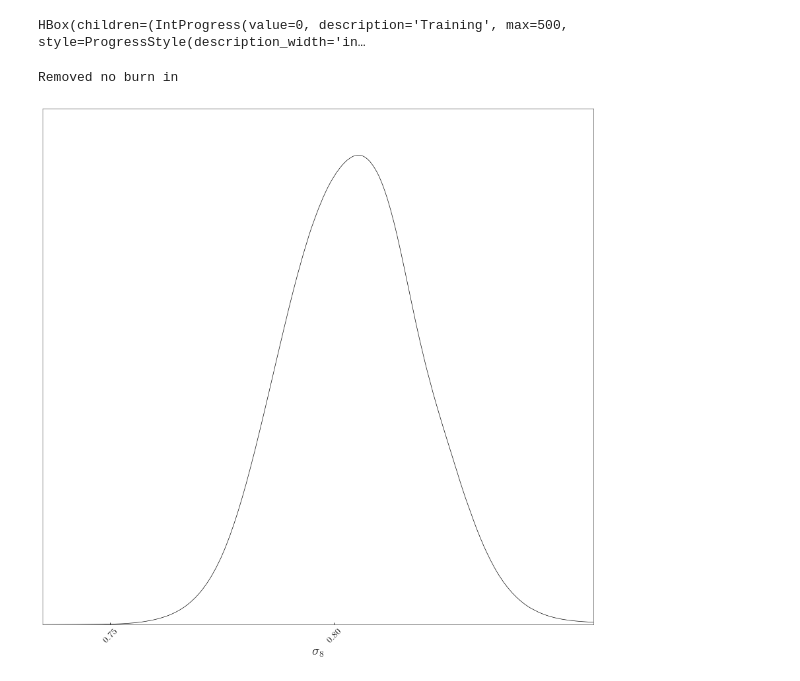
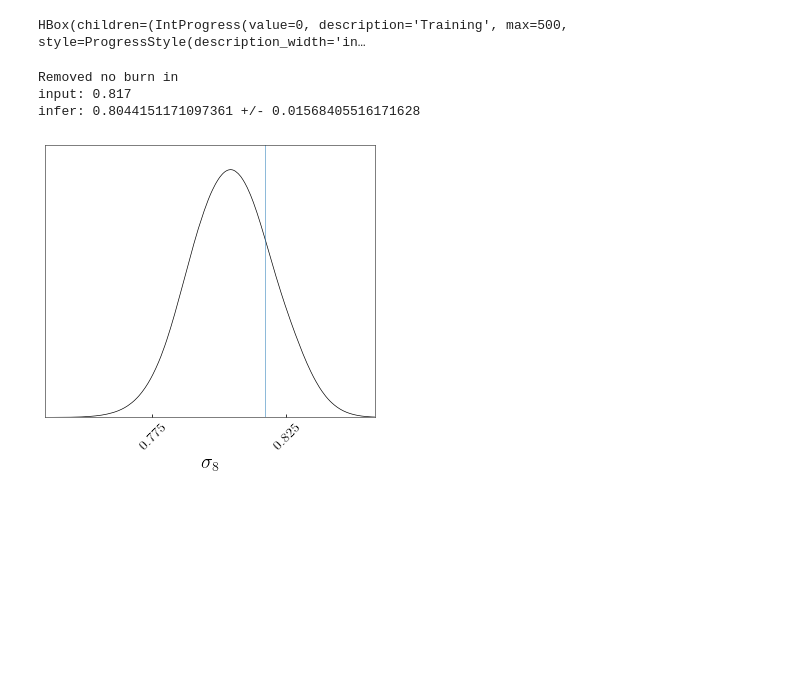
Before and after one commit to jasminelujia/pydelfi, a Jupyter notebook: tsz_pdf_prerun_sims.ipynb, the cells around one changed output. Drawn from its saved outputs; the diff is of its cells as text; code cells hidden in the pictures; blank space fills up the shorter version.

```diff
--- a/tsz_pdf_prerun_sims.ipynb
+++ b/tsz_pdf_prerun_sims.ipynb
@@ -76,7 +95,7 @@ temp_bin_edges = np.arange(temp_min, temp_max, temp_step)
 temp_bins = np.arange(temp_min + temp_step / 2.0, temp_max - temp_step / 2.0, temp_step)
 # %%
 # Basic pre-processing of data if needed; if not, read numerical and analytic inputs
-compile_pdfs = True
+compile_pdfs = False
 if compile_pdfs:
 
     # Read in raw histograms, cut un-needed bins and renormalize to sum to 1
@@ -142,15 +161,18 @@ sig_8_fid = sig_8_grid[i_fid]
 pdf_fid = np.mean(pdfs[i_fid, :, :], axis=0)
 pdf_fid_err = np.std(pdfs[i_fid, :, :], axis=0)
 dpdpar = dp_dpar(sig_8_grid, pdfs, i_fid, delta_i)
-f_mat = fisher_matrix(n_pix, pdf_fid, dpdpar)
+f_mat = fisher_matrix(n_pix, pdf_fid, dpdpar[:, None])
 f_mat_inv = 1.0 / f_mat
 
 # Using analytic results
 pdf_fid_ana = pdfs_ana[inds_fid[0], inds_fid[1], inds_fid[2], inds_fid[3]]
-dpdpar_ana = dp_dpar_ana(par_grid[0], pdfs_ana[:, inds_fid[1], inds_fid[2], inds_fid[3]], \
-                         inds_fid[0], delta_i)
+#dpdpar_ana = dp_dpar_ana(par_grid[0], pdfs_ana[:, inds_fid[1], inds_fid[2], inds_fid[3]], \
+#                         inds_fid[0], delta_i)
+#f_mat_ana = fisher_matrix(n_pix, pdf_fid_ana, dpdpar_ana)
+dpdpar_ana = dp_dpar_ana(np.array([par_grid[0]]), pdfs_ana[:, inds_fid[1], inds_fid[2], inds_fid[3]], \
+                         inds_fid[0, None], delta_i)
 f_mat_ana = fisher_matrix(n_pix, pdf_fid_ana, dpdpar_ana)
-f_mat_inv_ana = 1.0 / f_mat_ana
+f_mat_inv_ana = np.linalg.inv(f_mat_ana)
 # %%
 # Check vs analytic PDFs. Not sure how helpful this will be!
 analytic_check = True
@@ -235,7 +257,7 @@ prior = priors.TruncatedGaussian(prior_mean, Q, lower, upper)
 NDEs = [ndes.ConditionalMaskedAutoregressiveFlow(n_parameters=1, n_data=1, n_hiddens=[50,50], n_mades=5, act_fun=tf.tanh, index=0)]
 
 # Create the DELFI object
-DelfiNDE = delfi.Delfi(np.array([sims_comp[i_fid * n_sims]]), prior, NDEs, Finv=np.array([[f_mat_inv_ana]]), theta_fiducial=np.array([sig_8_fid]),
+DelfiNDE = delfi.Delfi(np.array([sims_comp[i_fid * n_sims]]), prior, NDEs, Finv=f_mat_inv_ana, theta_fiducial=np.array([sig_8_fid]),
                        param_limits = [lower, upper],
                        param_names = ['\sigma_8'],
                        results_dir = "simulators/tsz_pdf/results_prerun/",
@@ -276,32 +298,40 @@ plt.rcParams.update({'figure.figsize': [width, width / aspect],
                  'axes.linewidth': .5,
                  'axes.edgecolor': 'black'})
 
 
-g = plots.getSubplotPlotter(width_inch = 12)
+g = plots.getSubplotPlotter(width_inch = 5)
 g.settings.figure_legend_frame = False
 g.settings.alpha_filled_add=0.6
 g.settings.axes_fontsize=14
 g.settings.legend_fontsize=16
 g.settings.lab_fontsize=20
 
 names = ['\sigma_8']
 labels = ['\sigma_8']
 ranges = dict(zip(names, [ [lower[i], upper[i]] for i in range(len(names)) ]))
 
 samples = [posterior_samples]
 mc_samples = [MCSamples(samples=s, names = names, labels = labels, ranges = ranges) for s in samples]
 
+for mcs in mc_samples:
+    stats = mc_samples[0].getMargeStats()
+    print('input:', sig_8_fid)
+    print('infer:', stats.parWithName('\sigma_8').mean, '+/-', stats.parWithName('\sigma_8').err)
+
 g.triangle_plot(mc_samples, normalized=True)
 
 for i in range(0, len(names)):
     for j in range(0, i+1):
         ax = g.subplots[i,j]
         xtl = ax.get_xticklabels()
         ax.set_xticklabels(xtl, rotation=45)
         ax.set_xlim(lower[i], upper[i])
+        ax.axvline(sig_8_fid)
 plt.tight_layout()
 plt.subplots_adjust(hspace=0, wspace=0)
 plt.show()
 # %% [output]
 Removed no burn in
+input: 0.817
+infer: 0.8044151171097361 +/- 0.01568405516171628
-[figure, old version]
+[figure, new version]
```
Also changed, not shown: parts of 3 cells of this notebook.
